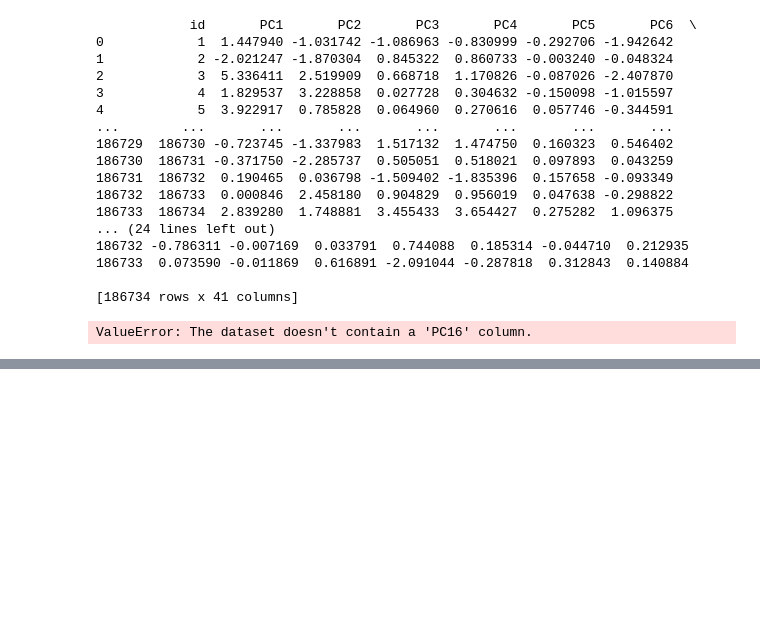
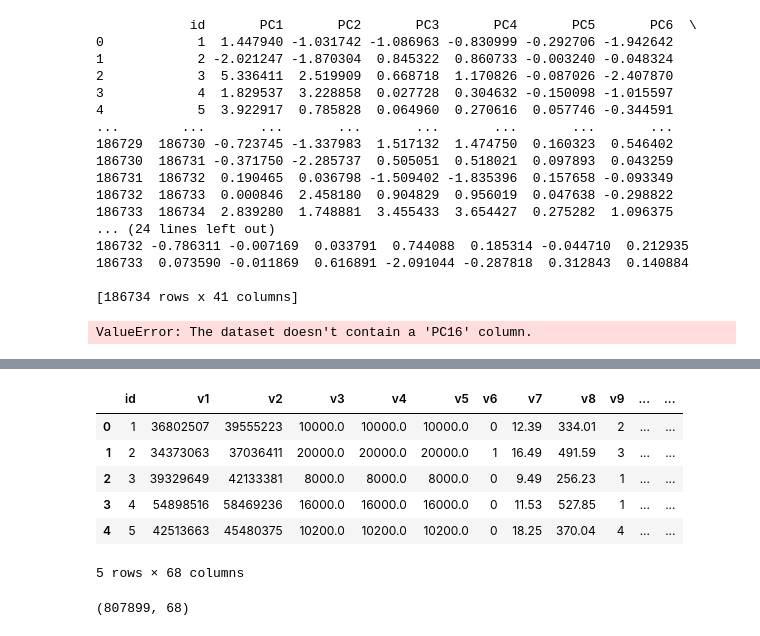
Before and after one commit to Mahfujul-01726/Random, a Jupyter notebook: SynergyX2024_Datathon.ipynb, the cells around one changed output, grey strips where cells are left out. Saved outputs shown, nothing was run; the diff lists cells and outputs as text; code cells hidden in the pictures; blank space fills up the shorter version.

```diff
--- a/SynergyX2024_Datathon.ipynb
+++ b/SynergyX2024_Datathon.ipynb
@@ -735,0 +796,30 @@ print(f'Mean Squared Error: {mse:.4f}')
+# %%
+import pandas as pd
+
+# Load the datasets
+df1 = pd.read_csv('train.csv')
+df2 = pd.read_csv('test.csv')
+
+# Define the columns to merge on, excluding 'v16'
+merge_columns = ['id'] + [f'v{i}' for i in range(1, 68) if i != 16]  # Excludes 'v16'
+
+# Step 1: Merge DataFrames based on specified columns (merging columns)
+merged_columns_df = pd.merge(df1, df2, on=merge_columns, how='inner')  # Adjust 'how' as needed (inner, outer, left, right)
+
+# Step 2: Concatenate rows (row-wise merge)
+merged_rows_columns_df = pd.concat([merged_columns_df, df1, df2], axis=0, ignore_index=True).drop_duplicates()
+
+# View the final merged DataFrame
+merged_rows_columns_df.head()
+# %% [output]
+|  | id | v1 | v2 | v3 | v4 | v5 | v6 | v7 | v8 | v9 | ... | ... |
+| 0 | 1 | 36802507 | 39555223 | 10000.0 | 10000.0 | 10000.0 | 0 | 12.39 | 334.01 | 2 | ... | ... |
+| 1 | 2 | 34373063 | 37036411 | 20000.0 | 20000.0 | 20000.0 | 1 | 16.49 | 491.59 | 3 | ... | ... |
+| 2 | 3 | 39329649 | 42133381 | 8000.0 | 8000.0 | 8000.0 | 0 | 9.49 | 256.23 | 1 | ... | ... |
+| 3 | 4 | 54898516 | 58469236 | 16000.0 | 16000.0 | 16000.0 | 0 | 11.53 | 527.85 | 1 | ... | ... |
+| 4 | 5 | 42513663 | 45480375 | 10200.0 | 10200.0 | 10200.0 | 0 | 18.25 | 370.04 | 4 | ... | ... |
+5 rows × 68 columns
+# %%
+merged_rows_columns_df.shape
+# %% [output]
+(807899, 68)
```
Also changed, not shown: parts of 6 cells of this notebook.
